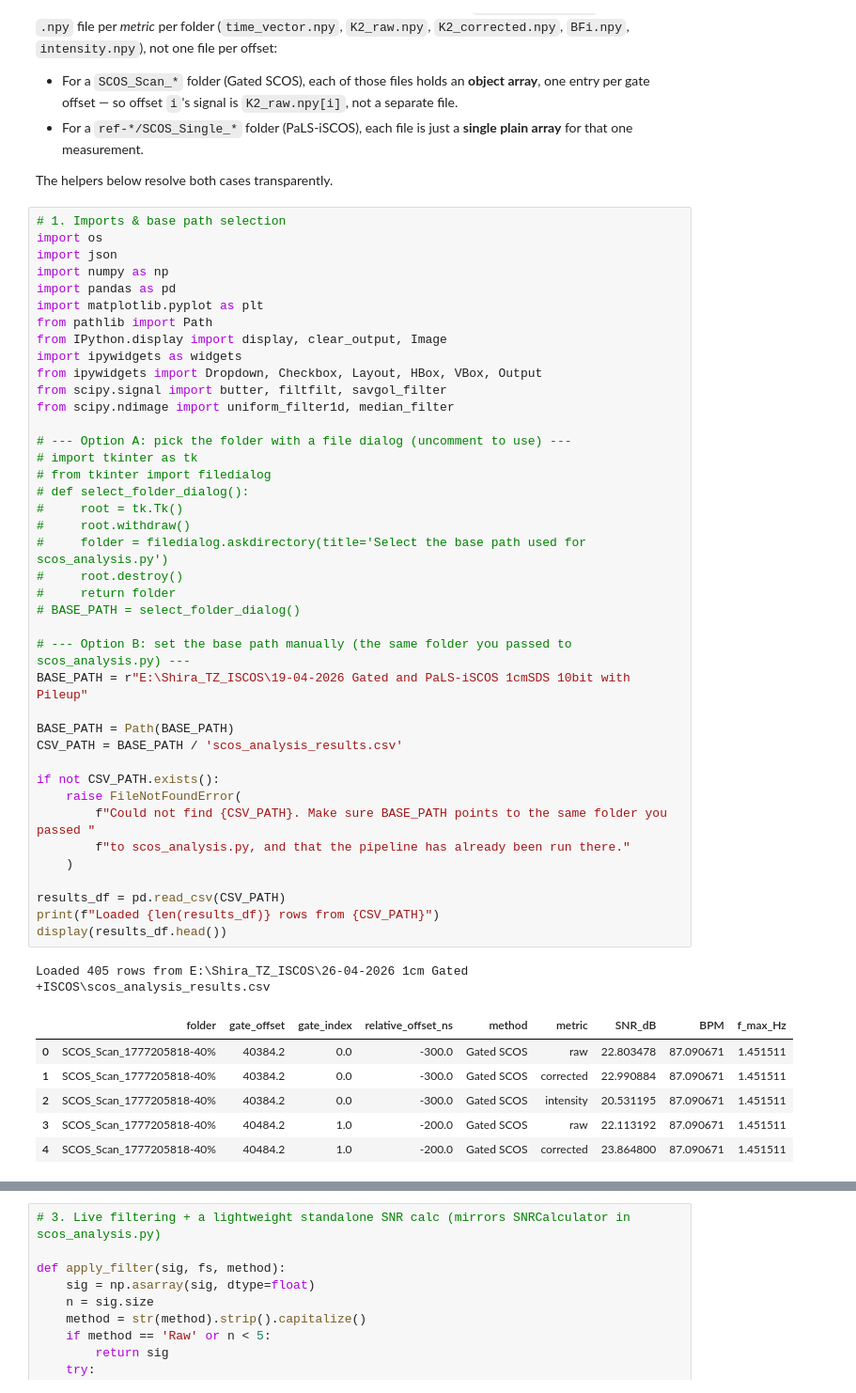
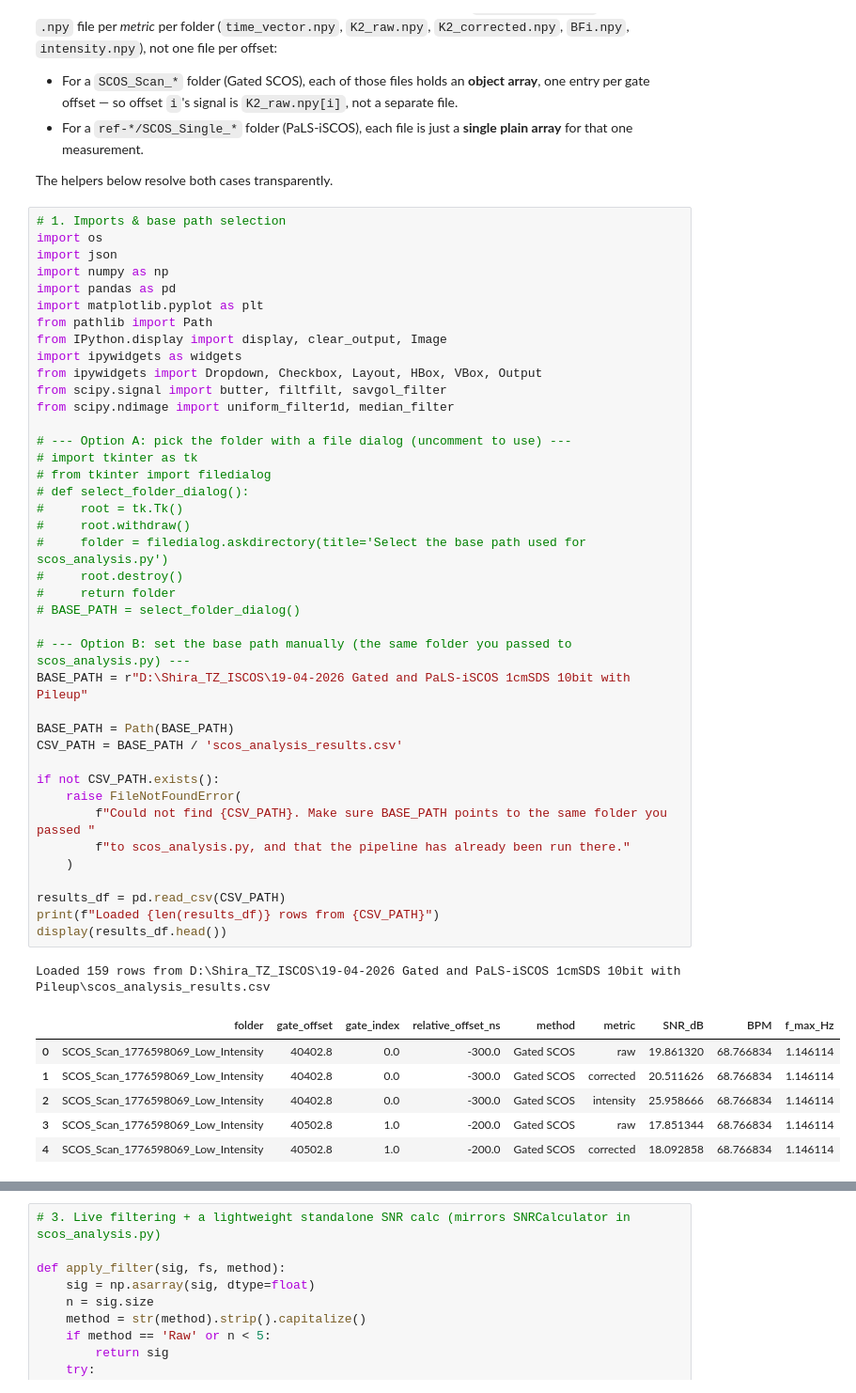
Before and after one commit to ShiraTzi/SPAD512-SCOS_GUI, a Jupyter notebook: Open_Results/scos_results_explorer.ipynb, the cells around one changed output, grey strips where cells are left out. Shown at 94% size. Cells and saved outputs as stored; diff of their text form.

```diff
--- a/Open_Results/scos_results_explorer.ipynb
+++ b/Open_Results/scos_results_explorer.ipynb
@@ -29,40 +29,40 @@ from ipywidgets import Dropdown, Checkbox, Layout, HBox, VBox, Output
 from scipy.signal import butter, filtfilt, savgol_filter
 from scipy.ndimage import uniform_filter1d, median_filter
 
 # --- Option A: pick the folder with a file dialog (uncomment to use) ---
 # import tkinter as tk
 # from tkinter import filedialog
 # def select_folder_dialog():
 #     root = tk.Tk()
 #     root.withdraw()
 #     folder = filedialog.askdirectory(title='Select the base path used for scos_analysis.py')
 #     root.destroy()
 #     return folder
 # BASE_PATH = select_folder_dialog()
 
 # --- Option B: set the base path manually (the same folder you passed to scos_analysis.py) ---
-BASE_PATH = r"E:\Shira_TZ_ISCOS\19-04-2026 Gated and PaLS-iSCOS 1cmSDS 10bit with Pileup"
+BASE_PATH = r"D:\Shira_TZ_ISCOS\19-04-2026 Gated and PaLS-iSCOS 1cmSDS 10bit with Pileup"
 
 BASE_PATH = Path(BASE_PATH)
 CSV_PATH = BASE_PATH / 'scos_analysis_results.csv'
 
 if not CSV_PATH.exists():
     raise FileNotFoundError(
         f"Could not find {CSV_PATH}. Make sure BASE_PATH points to the same folder you passed "
         f"to scos_analysis.py, and that the pipeline has already been run there."
     )
 
 results_df = pd.read_csv(CSV_PATH)
 print(f"Loaded {len(results_df)} rows from {CSV_PATH}")
 display(results_df.head())
 # %% [output]
-Loaded 405 rows from E:\Shira_TZ_ISCOS\26-04-2026 1cm Gated +ISCOS\scos_analysis_results.csv
+Loaded 159 rows from D:\Shira_TZ_ISCOS\19-04-2026 Gated and PaLS-iSCOS 1cmSDS 10bit with Pileup\scos_analysis_results.csv
 |  | folder | gate_offset | gate_index | relative_offset_ns | method | metric | SNR_dB | BPM | f_max_Hz |
-| 0 | SCOS_Scan_1777205818-40% | 40384.2 | 0.0 | -300.0 | Gated SCOS | raw | 22.803478 | 87.090671 | 1.451511 |
-| 1 | SCOS_Scan_1777205818-40% | 40384.2 | 0.0 | -300.0 | Gated SCOS | corrected | 22.990884 | 87.090671 | 1.451511 |
-| 2 | SCOS_Scan_1777205818-40% | 40384.2 | 0.0 | -300.0 | Gated SCOS | intensity | 20.531195 | 87.090671 | 1.451511 |
-| 3 | SCOS_Scan_1777205818-40% | 40484.2 | 1.0 | -200.0 | Gated SCOS | raw | 22.113192 | 87.090671 | 1.451511 |
-| 4 | SCOS_Scan_1777205818-40% | 40484.2 | 1.0 | -200.0 | Gated SCOS | corrected | 23.864800 | 87.090671 | 1.451511 |
+| 0 | SCOS_Scan_1776598069_Low_Intensity | 40402.8 | 0.0 | -300.0 | Gated SCOS | raw | 19.861320 | 68.766834 | 1.146114 |
+| 1 | SCOS_Scan_1776598069_Low_Intensity | 40402.8 | 0.0 | -300.0 | Gated SCOS | corrected | 20.511626 | 68.766834 | 1.146114 |
+| 2 | SCOS_Scan_1776598069_Low_Intensity | 40402.8 | 0.0 | -300.0 | Gated SCOS | intensity | 25.958666 | 68.766834 | 1.146114 |
+| 3 | SCOS_Scan_1776598069_Low_Intensity | 40502.8 | 1.0 | -200.0 | Gated SCOS | raw | 17.851344 | 68.766834 | 1.146114 |
+| 4 | SCOS_Scan_1776598069_Low_Intensity | 40502.8 | 1.0 | -200.0 | Gated SCOS | corrected | 18.092858 | 68.766834 | 1.146114 |
 # %%
 # 2. Helpers: resolve where a measurement's .npy files live, and load them
 #
```
Also changed, not shown: parts of 2 cells of this notebook, 5 other files.
